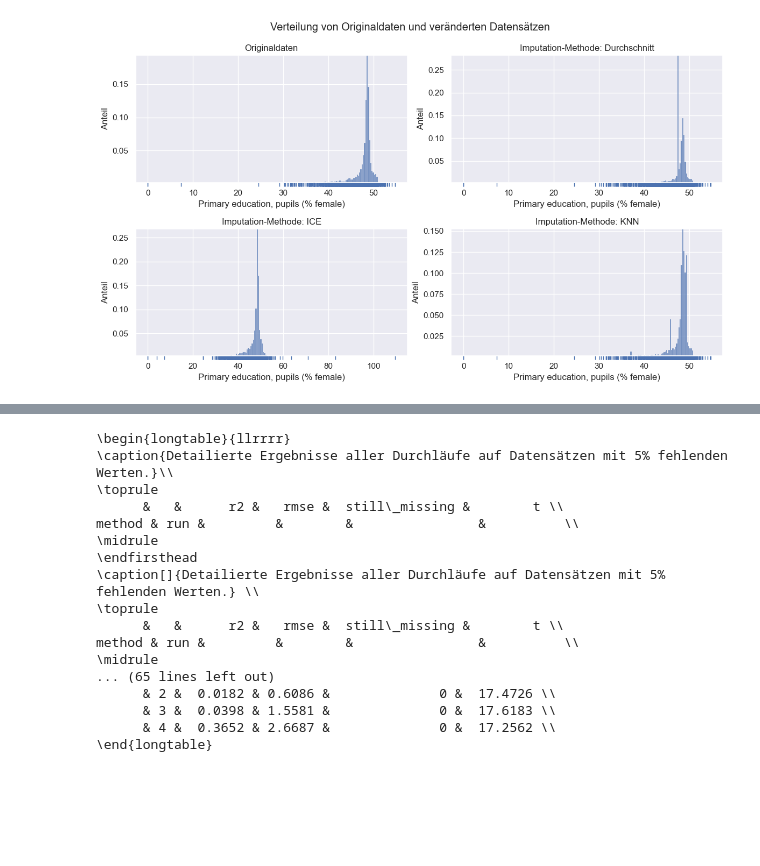
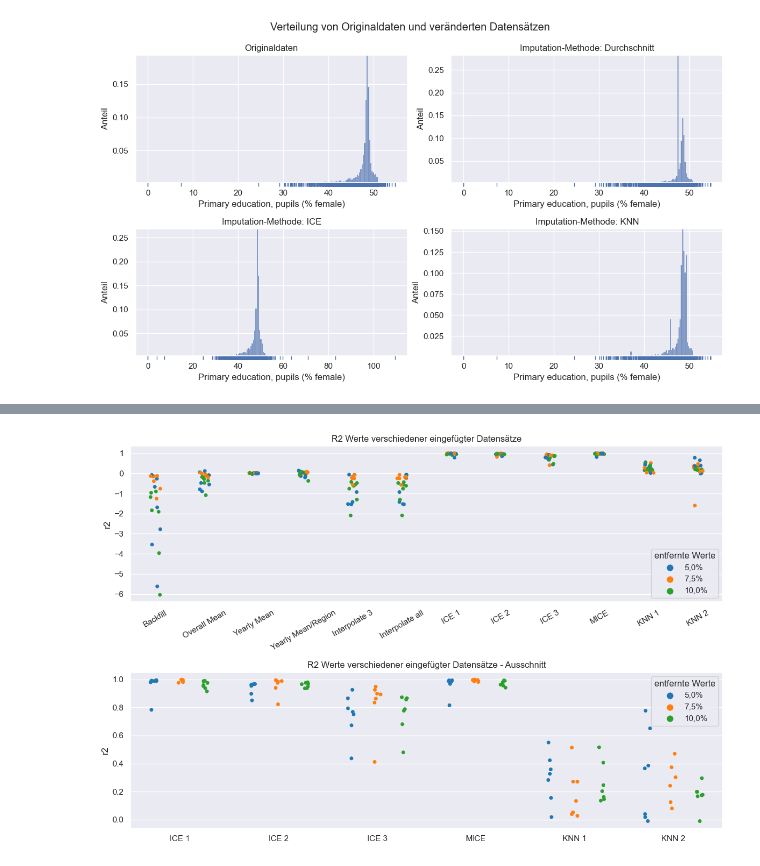
Before and after one commit to MarieFlatow/BA_weltbank, a Jupyter notebook: 06_evaluating_imputed_sets.ipynb, the cells around one changed output, grey strips where cells are left out. Drawn from its saved outputs; the diff is of its cells as text; code cells hidden in the pictures; blank space fills up the shorter version.

```diff
--- a/06_evaluating_imputed_sets.ipynb
+++ b/06_evaluating_imputed_sets.ipynb
@@ -237,20 +246,30 @@ sets['r1_detail']
 # %%
-print(sets['r1_detail'].to_latex(longtable=True, caption= 'Detailierte Ergebnisse aller Durchläufe auf Datensätzen mit 5% fehlenden Werten.'))
+#print(sets['r3_detail'].to_latex(longtable=True,caption= 'Detailierte Ergebnisse aller Durchläufe auf Datensätzen mit 10\% fehlenden Werten.'))
-# %% [output]
-\begin{longtable}{llrrrr}
-\caption{Detailierte Ergebnisse aller Durchläufe auf Datensätzen mit 5% fehlenden Werten.}\\
-\toprule
-      &   &      r2 &   rmse &  still\_missing &        t \\
-method & run &         &        &                &          \\
-\midrule
-\endfirsthead
-\caption[]{Detailierte Ergebnisse aller Durchläufe auf Datensätzen mit 5% fehlenden Werten.} \\
-\toprule
-      &   &      r2 &   rmse &  still\_missing &        t \\
-method & run &         &        &                &          \\
-\midrule
-... (65 lines left out)
-      & 2 &  0.0182 & 0.6086 &              0 &  17.4726 \\
-      & 3 &  0.0398 & 1.5581 &              0 &  17.6183 \\
-      & 4 &  0.3652 & 2.6687 &              0 &  17.2562 \\
-\end{longtable}
+# %%
+rs = pd.DataFrame({'5,0%': sets['r1_detail'].r2, '7,5%':sets['r2_detail'].r2, '10,0%': sets['r3_detail'].r2},
+                 index = sets['r1_detail'].r2.index)
+rs = rs.reset_index()
+
+d = pd.DataFrame(rs.drop('run', axis=1).set_index('method').stack())
+d = d.reset_index()
+d.columns = ['Methode', 'entfernte Werte', 'r2']
+# %%
+sns.set_style("darkgrid")
+#sns.set_palette("Set1")
+sns.set_palette("tab10")
+
+fig, (ax1, ax2) = plt.subplots(figsize =(12, 8), nrows=2)
+sns.stripplot(data=d, x='Methode', y='r2', hue='entfernte Werte',  ax=ax1)
+sns.stripplot(data=d.loc[d['Methode'].isin(['ICE 1', 'ICE 2','ICE 3','MICE','KNN 1', 'KNN 2'])].drop(232),
+              x='Methode', y='r2', hue='entfernte Werte', dodge=True, ax=ax2)
+
+ax1.set_title('R2 Werte verschiedener eingefügter Datensätze')
+ax1.tick_params(axis='x', rotation=30)
+ax1.set_xlabel('')
+ax2.set_title('R2 Werte verschiedener eingefügter Datensätze - Ausschnitt')
+ax2.set_xlabel('')
+plt.tight_layout()
+
+plt.savefig('figures/results/r2')
+# %% [output]
+[figure, added]
```
Also changed, not shown: parts of 11 cells of this notebook, 5 other files.
